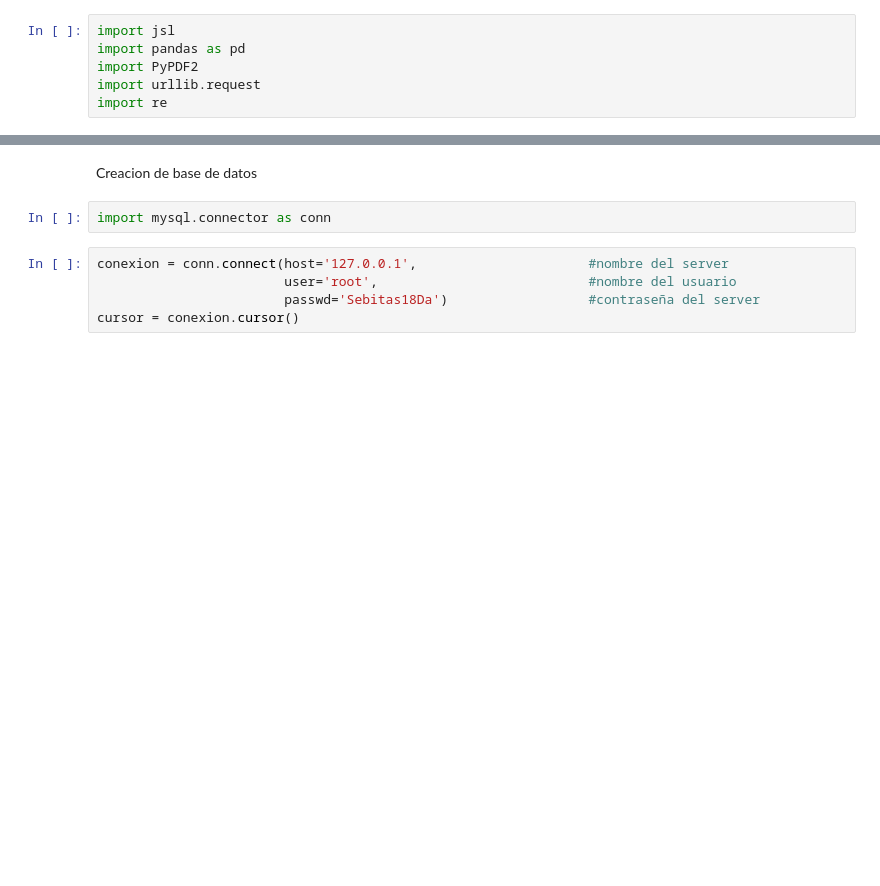
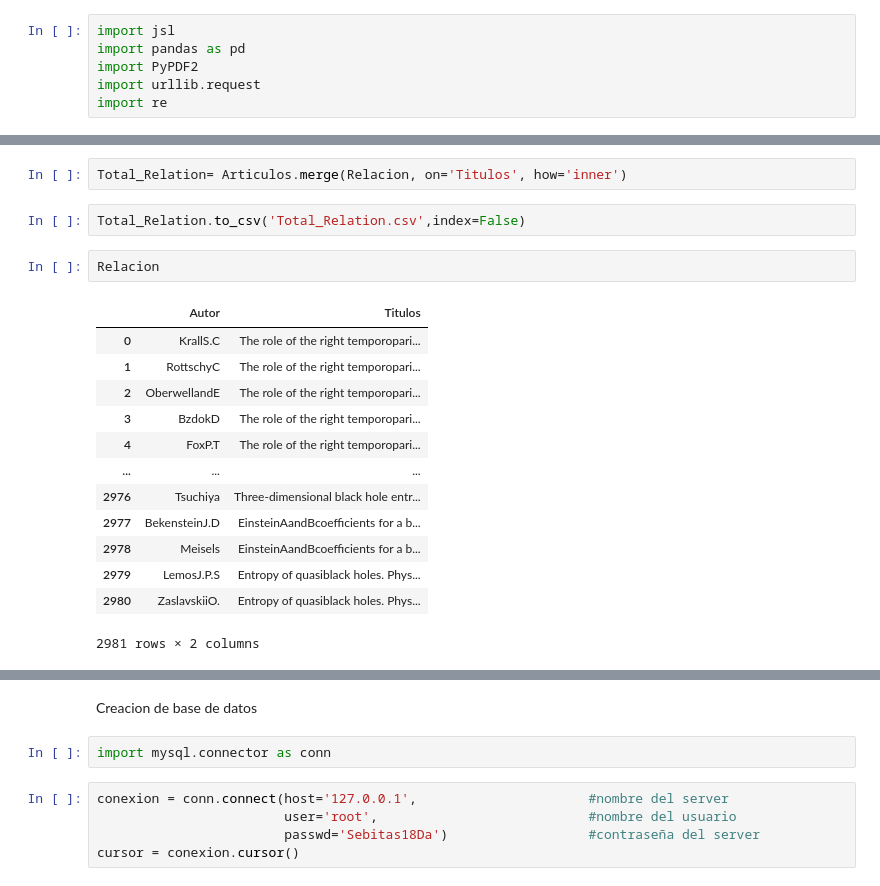
Before and after one commit to joeSL-ms/Presentacion-PowerBI-Articulos-cientificos, a Jupyter notebook: Articulos_neuro_ciencia.ipynb, the cells around one changed output, grey strips where cells are left out. Cells and saved outputs as stored; diff of their text form; blank space fills up the shorter version.

```diff
--- a/Articulos_neuro_ciencia.ipynb
+++ b/Articulos_neuro_ciencia.ipynb
@@ -104,0 +200,20 @@ dtype: object
+# %%
+Total_Relation= Articulos.merge(Relacion, on='Titulos', how='inner')
+# %%
+Total_Relation.to_csv('Total_Relation.csv',index=False)
+# %%
+Relacion
+# %% [output]
+|  | Autor | Titulos |
+| 0 | KrallS.C | The role of the right temporopari... |
+| 1 | RottschyC | The role of the right temporopari... |
+| 2 | OberwellandE | The role of the right temporopari... |
+| 3 | BzdokD | The role of the right temporopari... |
+| 4 | FoxP.T | The role of the right temporopari... |
+| ... | ... | ... |
+| 2976 | Tsuchiya | Three-dimensional black hole entr... |
+| 2977 | BekensteinJ.D | EinsteinAandBcoefficients for a b... |
+| 2978 | Meisels | EinsteinAandBcoefficients for a b... |
+| 2979 | LemosJ.P.S | Entropy of quasiblack holes. Phys... |
+| 2980 | ZaslavskiiO. | Entropy of quasiblack holes. Phys... |
+2981 rows × 2 columns
```
Also changed, not shown: parts of 70 cells of this notebook, 10 other files.
